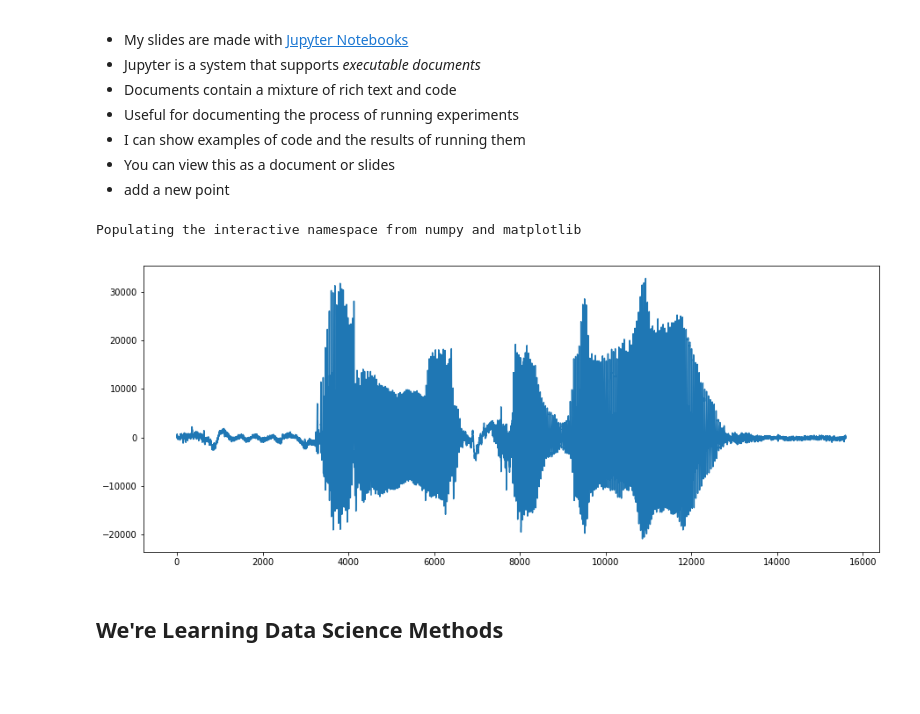
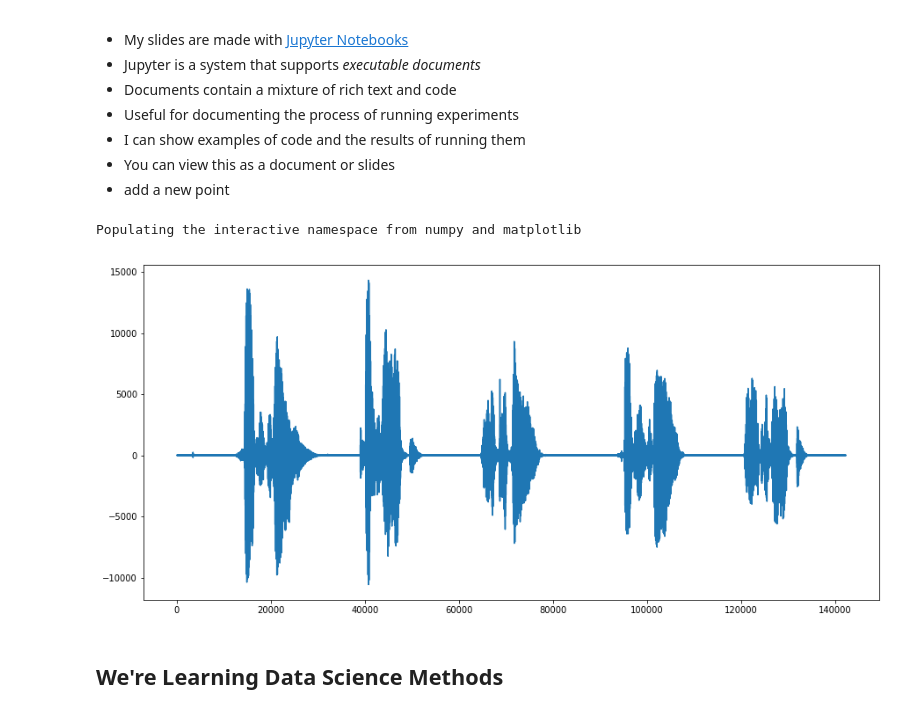
Before and after one commit to stevecassidy/reproducability-speech-analysis, a Jupyter notebook: lectures/L01 Introduction.ipynb, the cells around one changed output. Drawn from its saved outputs; the diff is of its cells as text; code cells hidden in the pictures; blank space fills up the shorter version.

```diff
--- a/lectures/L01 Introduction.ipynb
+++ b/lectures/L01 Introduction.ipynb
@@ -33,13 +34,13 @@
 # %%
 %pylab --no-import-all inline
 import matplotlib.pyplot as plt
-plt.rcParams["figure.figsize"] = (15, 6)
+plt.rcParams["figure.figsize"] = (15, 7)
 from scipy.io import wavfile
-(fs, s) = wavfile.read('../data/nickyrose.wav')
+(fs, s) = wavfile.read('../data/digits.wav')
 p = plt.plot(s)
 # %% [output]
 Populating the interactive namespace from numpy and matplotlib
-[figure, old version]
+[figure, new version]
 # %% [markdown]
 ## We're Learning Data Science Methods
 # %% [markdown]
```
Also changed, not shown: parts of 1 cell of this notebook, 11 other files.
